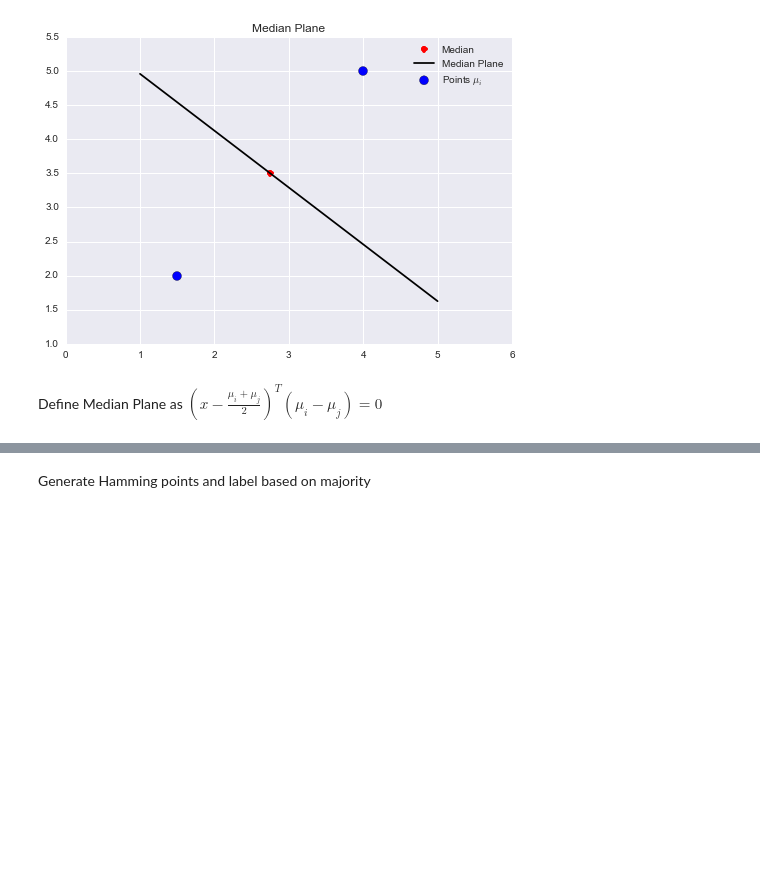
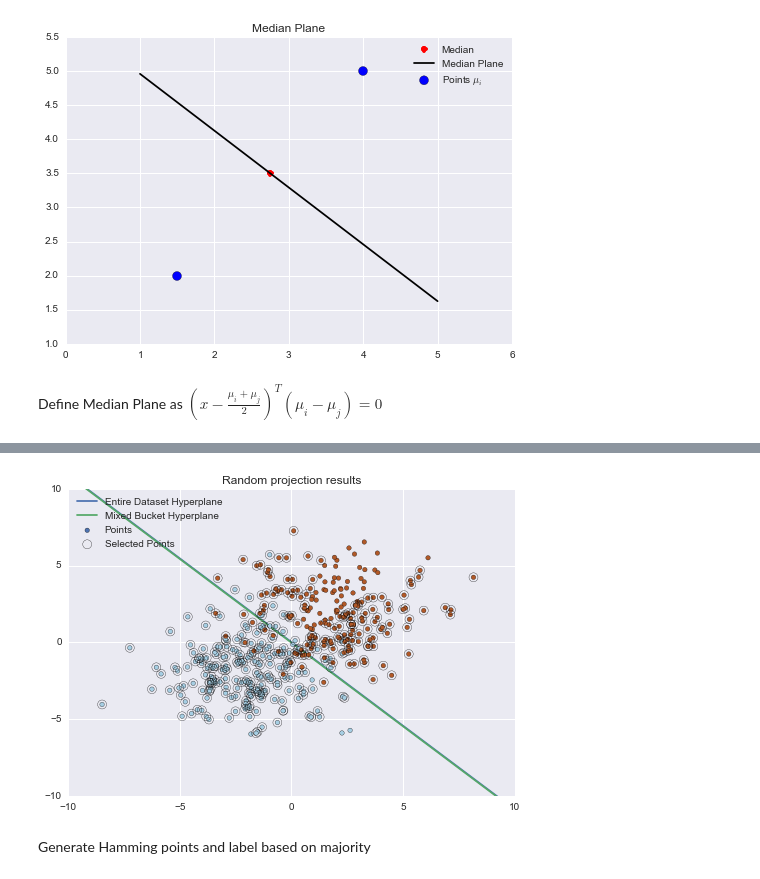
Before and after one commit to jkirsch/hashbucketscreening, a Jupyter notebook: docs/Density Sensitive Projection.ipynb, the cells around one changed output, grey strips where cells are left out. Saved outputs shown, nothing was run; the diff lists cells and outputs as text; code cells hidden in the pictures; blank space fills up the shorter version.

```diff
--- a/docs/Density Sensitive Projection.ipynb
+++ b/docs/Density Sensitive Projection.ipynb
@@ -294,3 +343,20 @@ We need 5 bits to seperate all points
+# %%
+# plot the random svm
+plt.scatter(X[:, 0], X[:, 1], c=Y, zorder=10, cmap=plt.cm.Paired, label='Points')
+plt.title('Random projection results')
+
+plotHyperplane(entire.coef_[0],entire.intercept_[0],plt=plt,label='Entire Dataset Hyperplane')
+plotHyperplane(projectionSVM.coef_[0],projectionSVM.intercept_[0],plt=plt,label='Mixed Bucket Hyperplane')
+
+plt.scatter(X_selected[:,0], X_selected[:,1],  s=80,
+                facecolors='none', zorder=10, label='Selected Points')
+
+plt.xlim([-10,10])
+plt.ylim([-10,10])
+plt.legend(loc='upper left')
+plt.show()
+# %% [output]
+[figure, added]
 # %% [markdown]
 Generate Hamming points and label based on majority
 # %%
```
Also changed, not shown: parts of 14 cells of this notebook, 11 other files.
